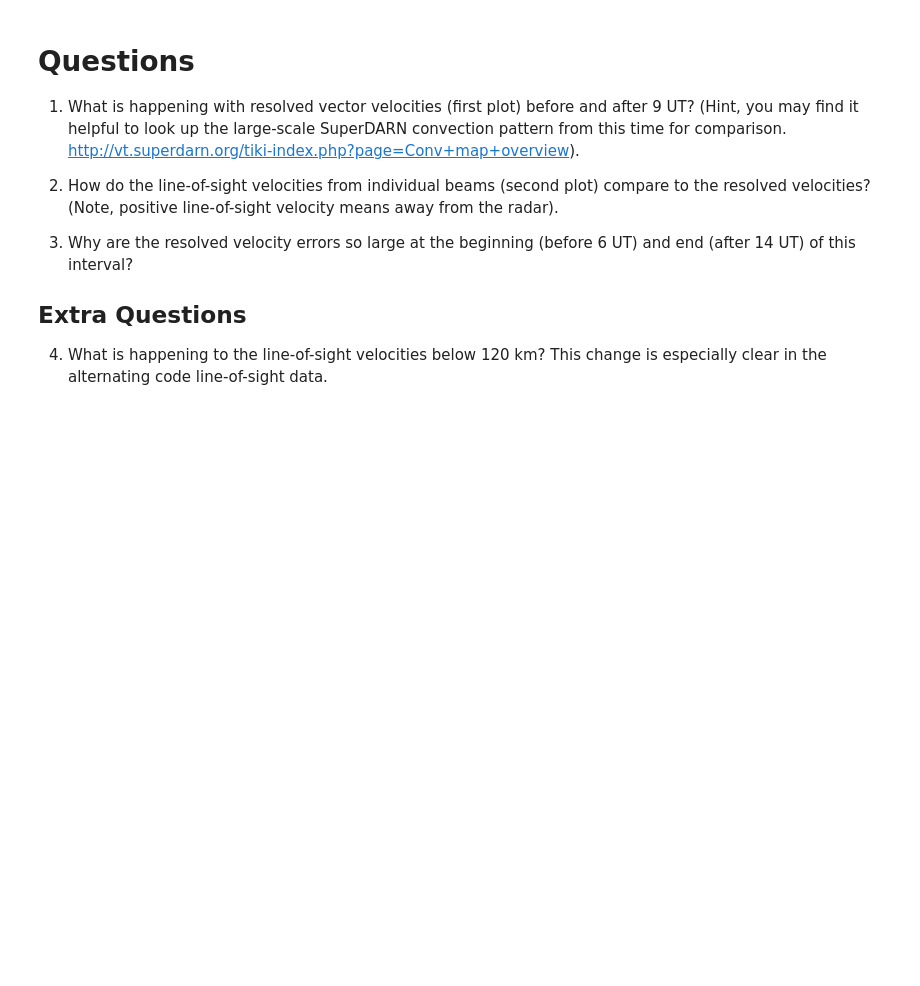
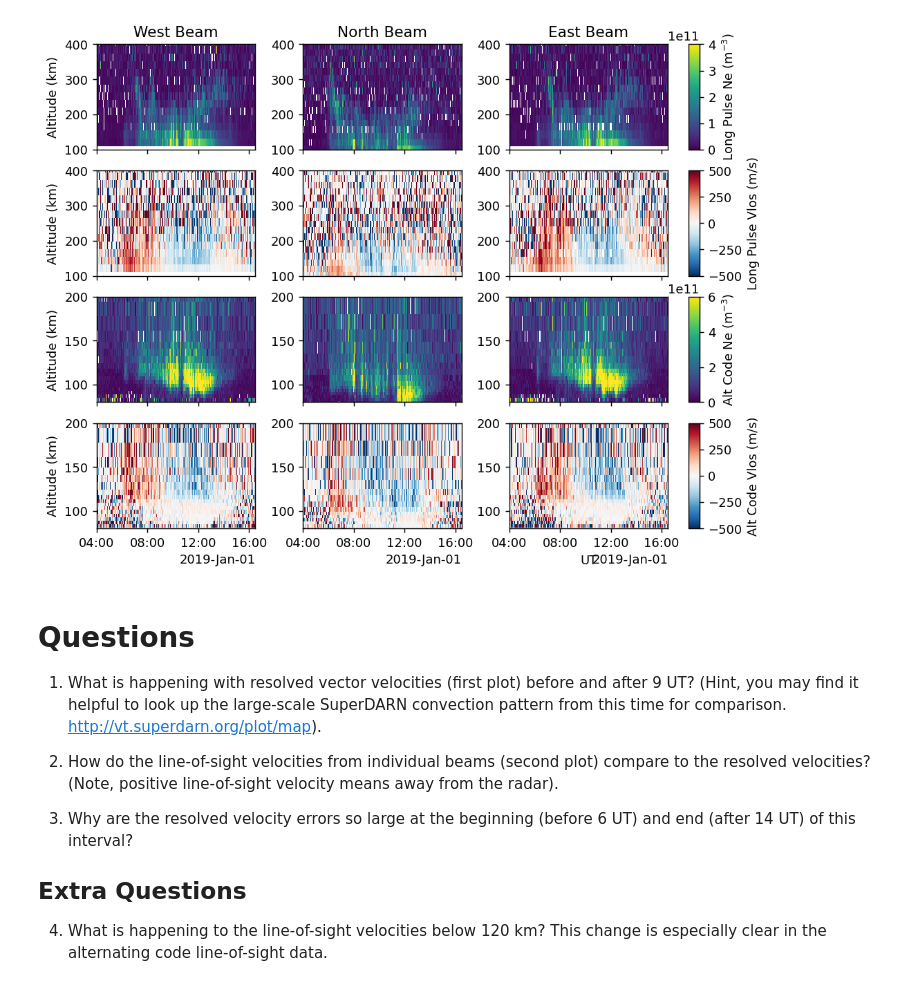
Before and after one commit to isrsummerschool/lecture_supplements_2024, a Jupyter notebook: data_use_examples/DataExample3.ipynb, the cells around one changed output. Saved outputs shown, nothing was run; the diff lists cells and outputs as text; code cells hidden in the pictures; blank space fills up the shorter version.

```diff
--- a/data_use_examples/DataExample3.ipynb
+++ b/data_use_examples/DataExample3.ipynb
@@ -128,8 +108,8 @@ with h5py.File(acoutfilename,'r') as f:
         outdct['bid'] = dat['1D Parameters/beamid'][0]
         outdct['azm'] = dat['1D Parameters/azm'][0]
         outdct['elm'] = dat['1D Parameters/elm'][0]
-        outdct['ne'] = 10**(dat['2D Parameters/nel'][:])
-        outdct['dne'] = 10**(dat['2D Parameters/dnel'][:])
+        outdct['ne'] =  dat['2D Parameters/ne'][:]
+        outdct['dne'] = dat['2D Parameters/dne'][:]
         outdct['te'] = dat['2D Parameters/te'][:]
         outdct['dte'] = dat['2D Parameters/dte'][:]
         outdct['ti'] = dat['2D Parameters/ti'][:]
@@ -150,8 +130,8 @@ with h5py.File(lpoutfilename,'r') as f:
         outdct['bid'] = dat['1D Parameters/beamid'][0]
         outdct['azm'] = dat['1D Parameters/azm'][0]
         outdct['elm'] = dat['1D Parameters/elm'][0]
-        outdct['ne'] = 10**(dat['2D Parameters/nel'][:])
-        outdct['dne'] = 10**(dat['2D Parameters/dnel'][:])
+        outdct['ne'] =  dat['2D Parameters/ne'][:]
+        outdct['dne'] = dat['2D Parameters/dne'][:]
         outdct['te'] = dat['2D Parameters/te'][:]
         outdct['dte'] = dat['2D Parameters/dte'][:]
         outdct['ti'] = dat['2D Parameters/ti'][:]
@@ -345,7 +236,42 @@ voaccb.set_label('Alt Code Vlos (m/s)')
+# %%
+fig,axarr=plt.subplots(4,3,dpi=130,figsize=(10,7),sharex=True, gridspec_kw=dict(wspace=0.3, hspace=0.2))
+
+for row,(datatype,radarmode,beamrmodes,cbtxt,datalims,ylims,cmap) in enumerate(zip(
+                 ['ne','vo','ne','vo'],
+                 ['lp','lp','ac','ac'],
+                 [[wlpdat,nlpdat,elpdat],[wlpdat,nlpdat,elpdat],[wacdat,nacdat,eacdat],[wacdat,nacdat,eacdat]],
+                 [r"Long Pulse Ne (m$^{-3}$)", "Long Pulse Vlos (m/s)",
+                   r"Alt Code Ne (m$^{-3}$)", "Alt Code Vlos (m/s)"],
+                 [[0,4e11],[-500,500],[0,6e11],[-500,500]],
+                 [[100,400],[100,400],[80,200],[80,200]],
+                 ['viridis','RdBu_r','viridis','RdBu_r'])):
+    for col,beamrmode in enumerate(beamrmodes):
+        ax = axarr[row][col]
+        pcm = ax.pcolormesh(mdates.date2num(beamrmode['time']),beamrmode['altitude']/1e3,beamrmode[datatype],
+                      vmin=datalims[0],vmax=datalims[1],cmap=cmap,shading='nearest')
+        ax.set_ylim(ylims)
+        if col==0:
+            ax.set_ylabel('Altitude (km)')
+            vcb=fig.colorbar(pcm,ax=list(axarr[row][:].ravel()), pad=0.03, aspect=10)
+            vcb.set_label(cbtxt)
+
+axarr[0,0].set_title('West Beam')
+axarr[0,1].set_title('North Beam')
+axarr[0,2].set_title('East Beam')
+
+locator = mdates.AutoDateLocator(minticks=3, maxticks=4)
+formatter = mdates.ConciseDateFormatter(locator)
+axarr[-1,-1].xaxis.set_major_locator(locator)
+axarr[-1,-1].xaxis.set_major_formatter(formatter)
+axarr[-1,-1].set_xlabel('UT')
+axarr[-1,-1].set_xlim([mdates.date2num(datetime.datetime(2019,1,1,4,0,0)),
+                      mdates.date2num(datetime.datetime(2019,1,1,16,30,0))]);
+# %% [output]
+[figure, added]
 # %% [markdown]
 # Questions
 
-1. What is happening with resolved vector velocities (first plot) before and after 9 UT? (Hint, you may find it helpful to look up the large-scale SuperDARN convection pattern from this time for comparison. http://vt.superdarn.org/tiki-index.php?page=Conv+map+overview).
+1. What is happening with resolved vector velocities (first plot) before and after 9 UT? (Hint, you may find it helpful to look up the large-scale SuperDARN convection pattern from this time for comparison. http://vt.superdarn.org/plot/map).
 
 2. How do the line-of-sight velocities from individual beams (second plot) compare to the resolved velocities? (Note, positive line-of-sight velocity means away from the radar).
 
```
Also changed, not shown: parts of 10 cells of this notebook.
